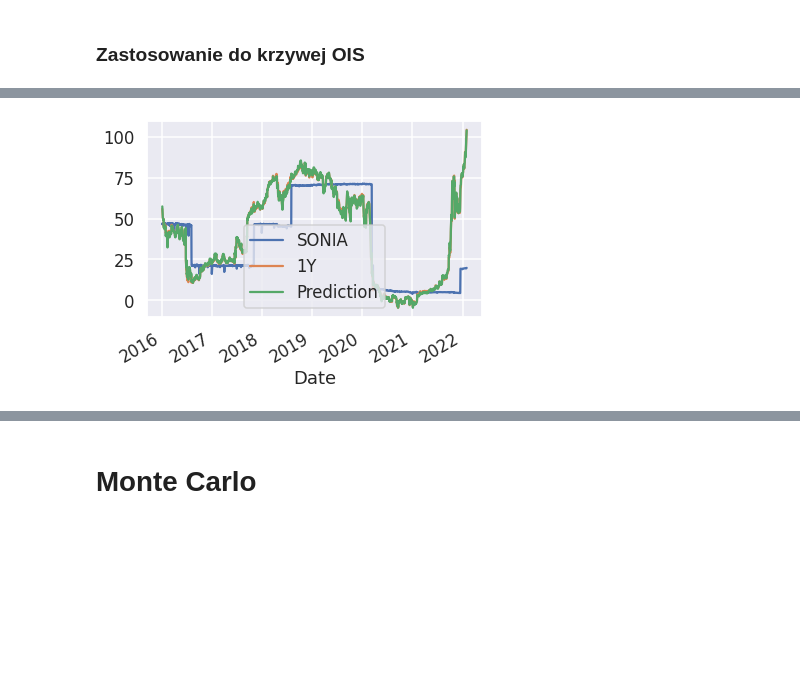
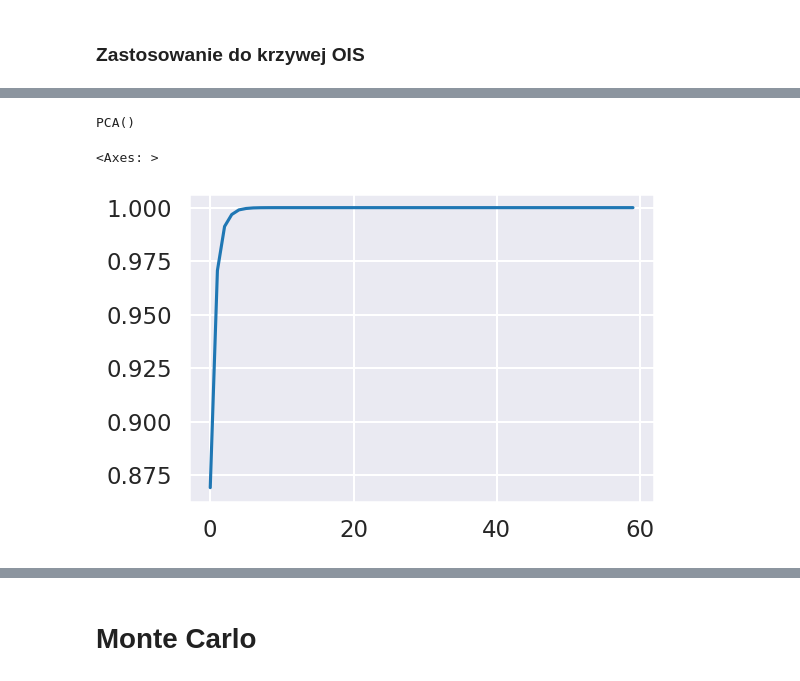
Before and after one commit to PiotMik/CaseWeek, a Jupyter notebook: 002_Code/OIS_Curve_modelling.ipynb, the cells around one changed output, grey strips where cells are left out. Drawn from its saved outputs; the diff is of its cells as text; code cells hidden in the pictures; blank space fills up the shorter version.

```diff
--- a/002_Code/OIS_Curve_modelling.ipynb
+++ b/002_Code/OIS_Curve_modelling.ipynb
@@ -477,8 +127,17 @@ short_term_model.fit(rates, val_split=0.2)
-# %%
-tenor = '1Y'
-fig, ax = plt.subplots()
-rates[['SONIA', tenor]].plot(ax = ax)
-short_term_model.predict(X=rates, tenors=[tenor]).plot(ax = ax, label='prediction')
-plt.legend(['SONIA', tenor, 'Prediction']);
-# %% [output]
-[figure, removed]
+# %%
+from sklearn.preprocessing import StandardScaler
+
+sc = StandardScaler()
+diffs = rates.diff().dropna()
+sc.fit(diffs)
+
+diffs_sc = sc.transform(diffs)
+pca = PCA()
+pca.fit(diffs_sc)
+# %% [output]
+PCA()
+# %%
+pd.Series(pca.explained_variance_ratio_.cumsum()).plot()
+# %% [output]
+<Axes: >
+[figure, added]
```
Also changed, not shown: parts of 30 cells of this notebook.
